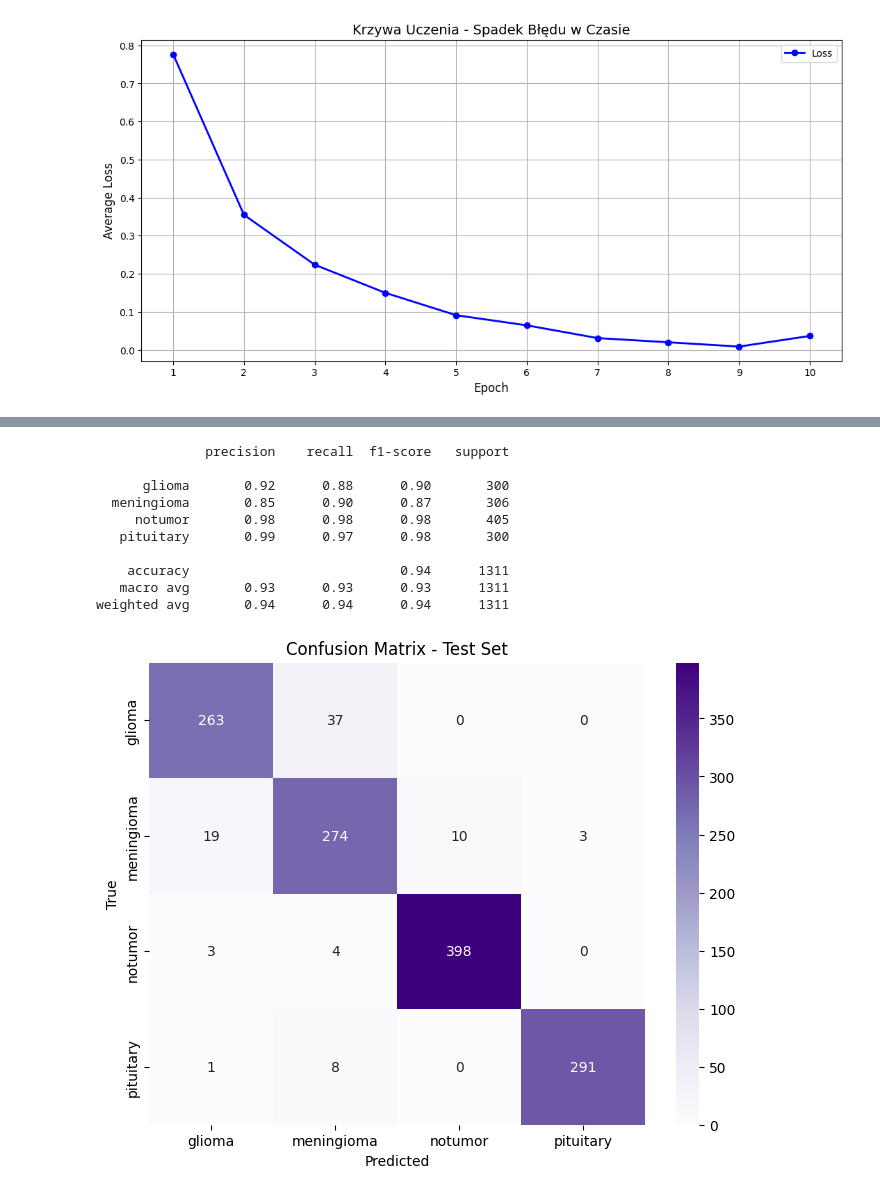
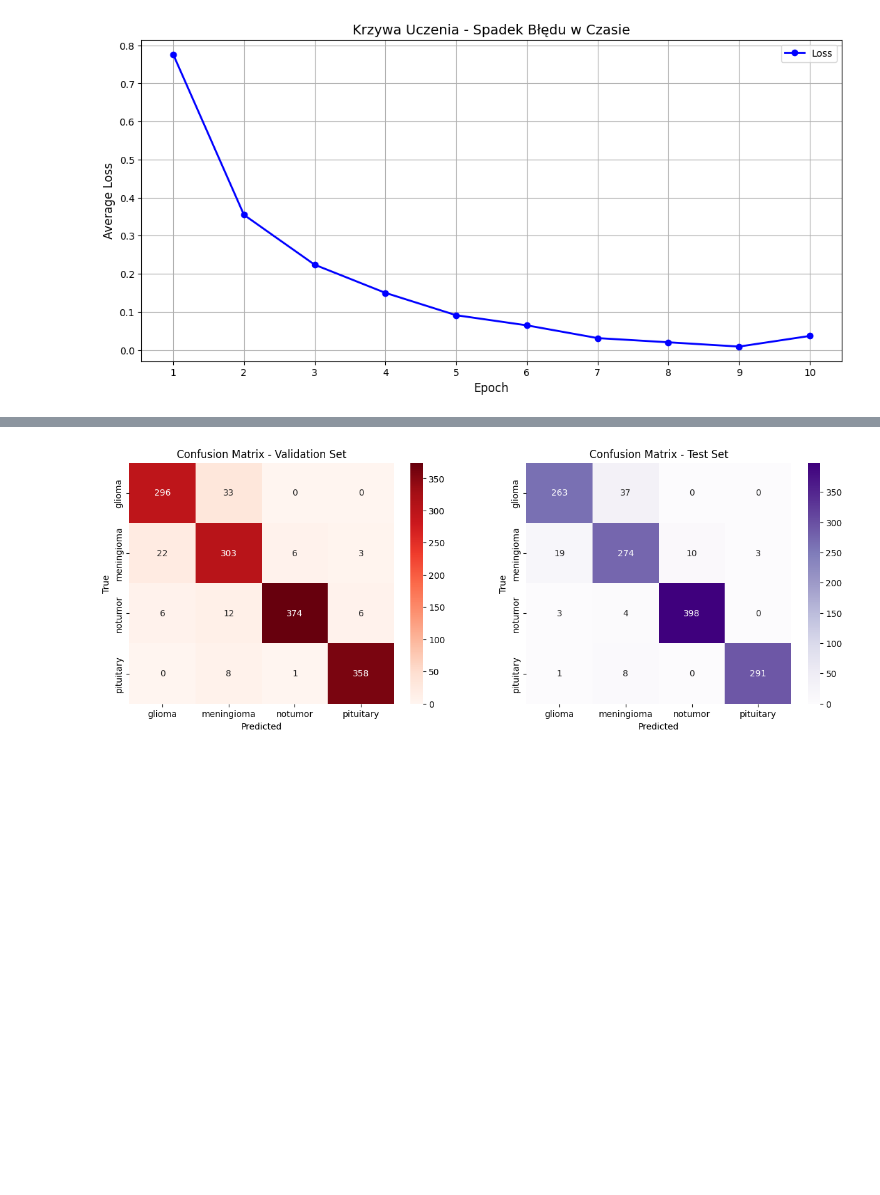
Before and after one commit to mmalolee/CNN_brain_tumor, a Jupyter notebook: CNN.ipynb, the cells around one changed output, grey strips where cells are left out. Cells and saved outputs as stored; diff of their text form; code cells hidden in the pictures; blank space fills up the shorter version.

```diff
--- a/CNN.ipynb
+++ b/CNN.ipynb
@@ -218,45 +225,30 @@ weighted avg       0.93      0.93      0.93      1428
 # %%
-y_true = []
-y_pred = []
-
-model.eval()
-
-with torch.no_grad():
-    for img, category in test_loader:
-        img = img.to(device)
-
-        results = model(img)
-        results_list, result = torch.max(results, 1)
-
-        y_true.extend(category)
-        y_pred.extend(result.cpu().numpy())
-
-print(classification_report(y_true, y_pred, target_names=full_test_dataset_transformed.classes))
+import seaborn as sns
 
 
+cm_val = confusion_matrix(y_true_val, y_pred_val)
+cm_test = confusion_matrix(y_true_test, y_pred_test)
 
-plt.figure(figsize=(8, 6))
+plt.figure(figsize=(15, 5))
 
-cm = confusion_matrix(y_true, y_pred)
+plt.subplot(121)
+sns.heatmap(cm_val, annot=True, fmt='d', cmap='Reds',
+            xticklabels=full_training_and_val_dataset_transformed.classes,
+            yticklabels=full_training_and_val_dataset_transformed.classes)
 
-sns.heatmap(cm, annot=True, fmt='d', cmap='Purples',
+plt.title('Confusion Matrix - Validation Set')
+plt.xlabel('Predicted')
+plt.ylabel('True')
+
+plt.subplot(122)
+sns.heatmap(cm_test, annot=True, fmt='d', cmap='Purples',
             xticklabels=full_test_dataset_transformed.classes,
             yticklabels=full_test_dataset_transformed.classes)
 
 plt.title('Confusion Matrix - Test Set')
 plt.xlabel('Predicted')
 plt.ylabel('True')
 
 plt.show()
 # %% [output]
-              precision    recall  f1-score   support
-
-      glioma       0.92      0.88      0.90       300
-  meningioma       0.85      0.90      0.87       306
-     notumor       0.98      0.98      0.98       405
-   pituitary       0.99      0.97      0.98       300
-
-    accuracy                           0.94      1311
-   macro avg       0.93      0.93      0.93      1311
-weighted avg       0.94      0.94      0.94      1311
-[figure, old version]
+[figure, new version]
```
Also changed, not shown: parts of 1 cell of this notebook.
